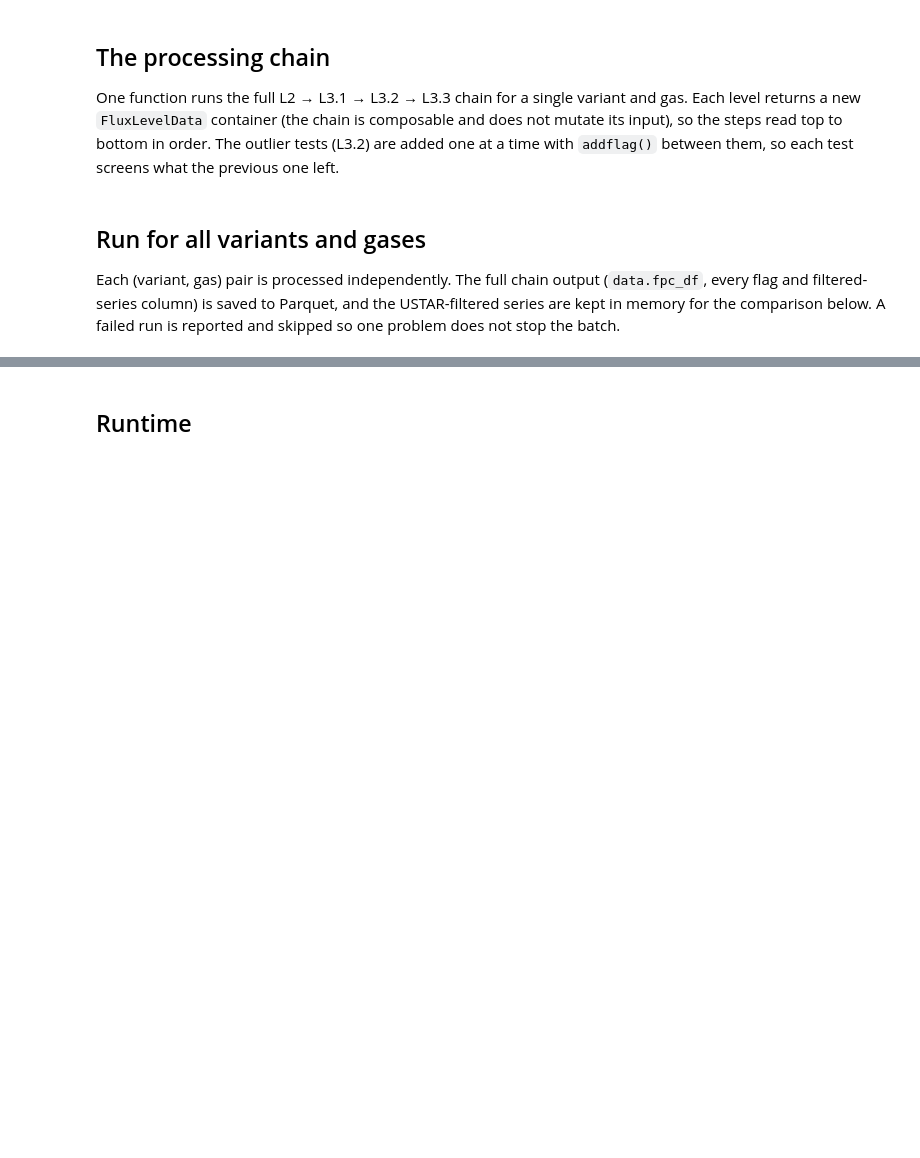
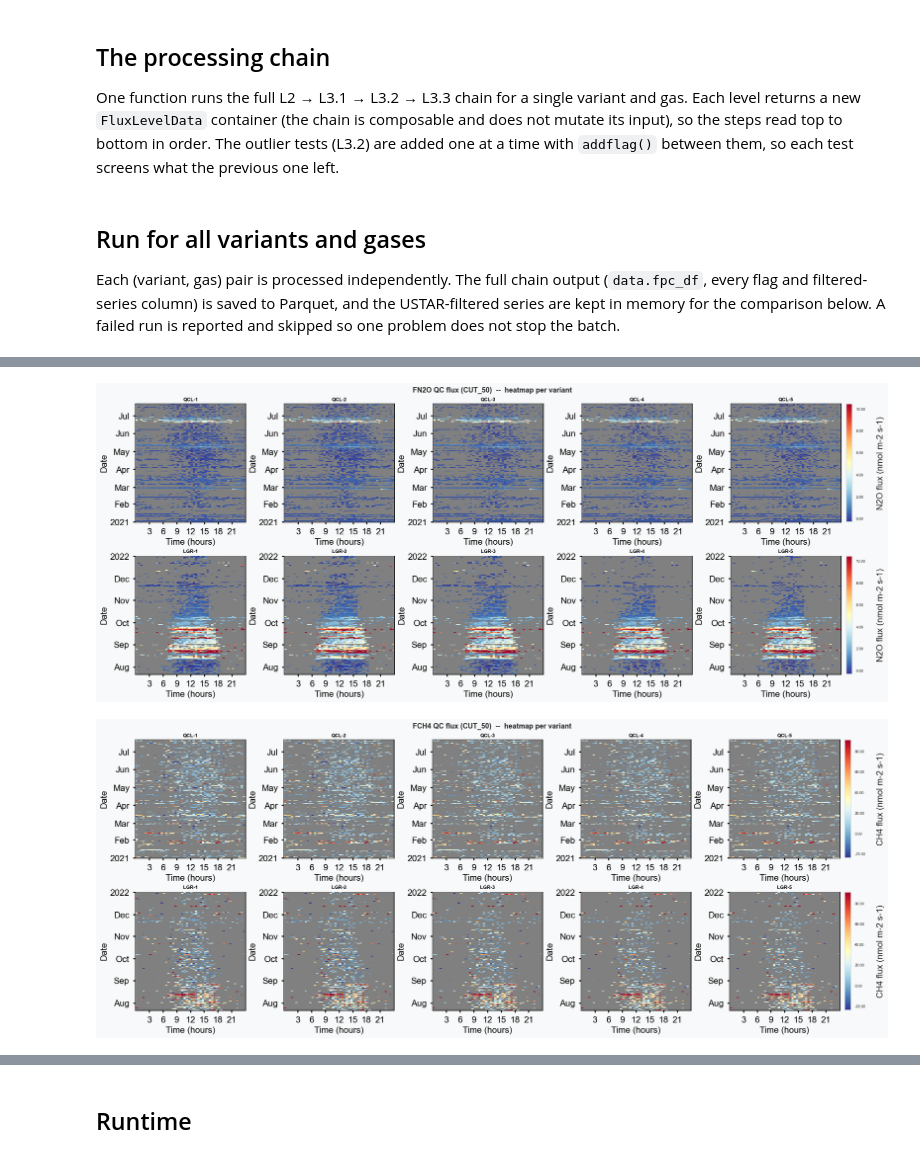
Before and after one commit to holukas/ms-timelag-comparison, a Jupyter notebook: notebooks/05_flux_processing_chain.ipynb, the cells around one changed output, grey strips where cells are left out. Cells and saved outputs as stored; diff of their text form; code cells hidden in the pictures; blank space fills up the shorter version.

Commit message:
Notebook 05: keep only QCF=0 records (ACCEPT_QCF_BELOW=1), add per-variant QC-flux overview (CUT_50), regenerate chain output

```diff
--- a/notebooks/05_flux_processing_chain.ipynb
+++ b/notebooks/05_flux_processing_chain.ipynb
@@ -90,7 +90,7 @@ SITE_LAT = 47.210227   # CH-Cha (Chamau), decimal degrees
 SITE_LON = 8.410645    # CH-Cha (Chamau), decimal degrees
 UTC_OFFSET = 1       # hours
 NIGHTTIME_THRESHOLD = 20  # W m-2 potential radiation; below this = nighttime
-ACCEPT_QCF_BELOW = 2      # keep QCF in {0, 1}; set to 1 for QCF=0 only
+ACCEPT_QCF_BELOW = 1      # keep QCF in {0, 1}; set to 1 for QCF=0 only
 # %% [markdown]
 ### USTAR scenarios (Level-3.3)
 
@@ -306,0 +322,44 @@ values) where test failed (for hard flags) or flag 1 (ok values) where test fail
+# %%
+import matplotlib.pyplot as plt
+
+from diive.core.plotting.heatmap_datetime import HeatmapDateTime
+
+SCEN = "CUT_50"                 # only this USTAR scenario; others ignored here
+GRID_FIGSIZE = (20, 8)          # one figure per gas
+FLUX_LABEL = {"FN2O": "N2O flux (nmol m-2 s-1)", "FCH4": "CH4 flux (nmol m-2 s-1)"}
+
+
+def cut50_series(code, gas):
+    """CUT_50 QCF-accepted flux series for one variant and gas (None if missing)."""
+    return results.get((code, gas, SCEN)) if code else None
+
+
+for gas in GASES:
+    # Shared colour scale per gas: robust 2nd/98th percentiles pooled over variants.
+    pool = pd.concat(
+        [s for cd in codes if (s := cut50_series(cd, gas)) is not None]
+    ).dropna()
+    vmin, vmax = pool.quantile(0.02), pool.quantile(0.98)
+
+    ncol = max(len(v) for v in ANALYZERS.values())
+    fig, axes = plt.subplots(len(ANALYZERS), ncol, figsize=GRID_FIGSIZE,
+                             constrained_layout=True, squeeze=False)
+    for r, (analyzer, analyzer_codes) in enumerate(ANALYZERS.items()):
+        for c in range(ncol):
+            ax = axes[r, c]
+            code = analyzer_codes[c] if c < len(analyzer_codes) else None
+            s = cut50_series(code, gas)
+            if s is None or s.dropna().empty:
+                ax.set_axis_off()
+                continue
+            last_col = (c == len(analyzer_codes) - 1)
+            HeatmapDateTime(s).plot(
+                ax=ax, fig=fig, vmin=vmin, vmax=vmax,
+                zlabel=FLUX_LABEL[gas], cb_labelsize=7, show_colormap=last_col)
+            ax.set_title(code, fontsize=9, fontweight="bold")
+    fig.suptitle(f"{gas} QC flux ({SCEN})  --  heatmap per variant",
+                 fontsize=13, fontweight="bold")
+    plt.show()
+# %% [output]
+[figure, added]
+[figure, added]
```
Also changed, not shown: parts of 4 cells of this notebook, 20 other files.
